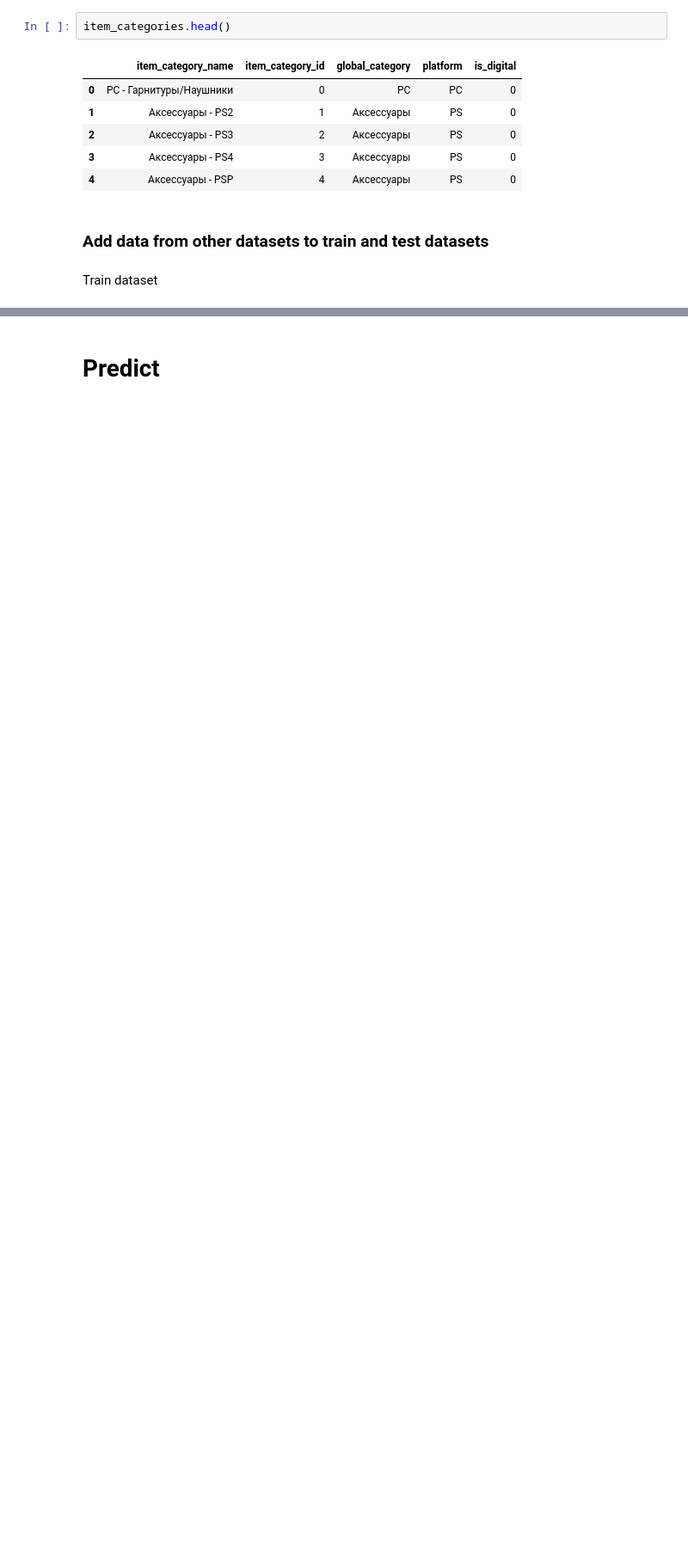
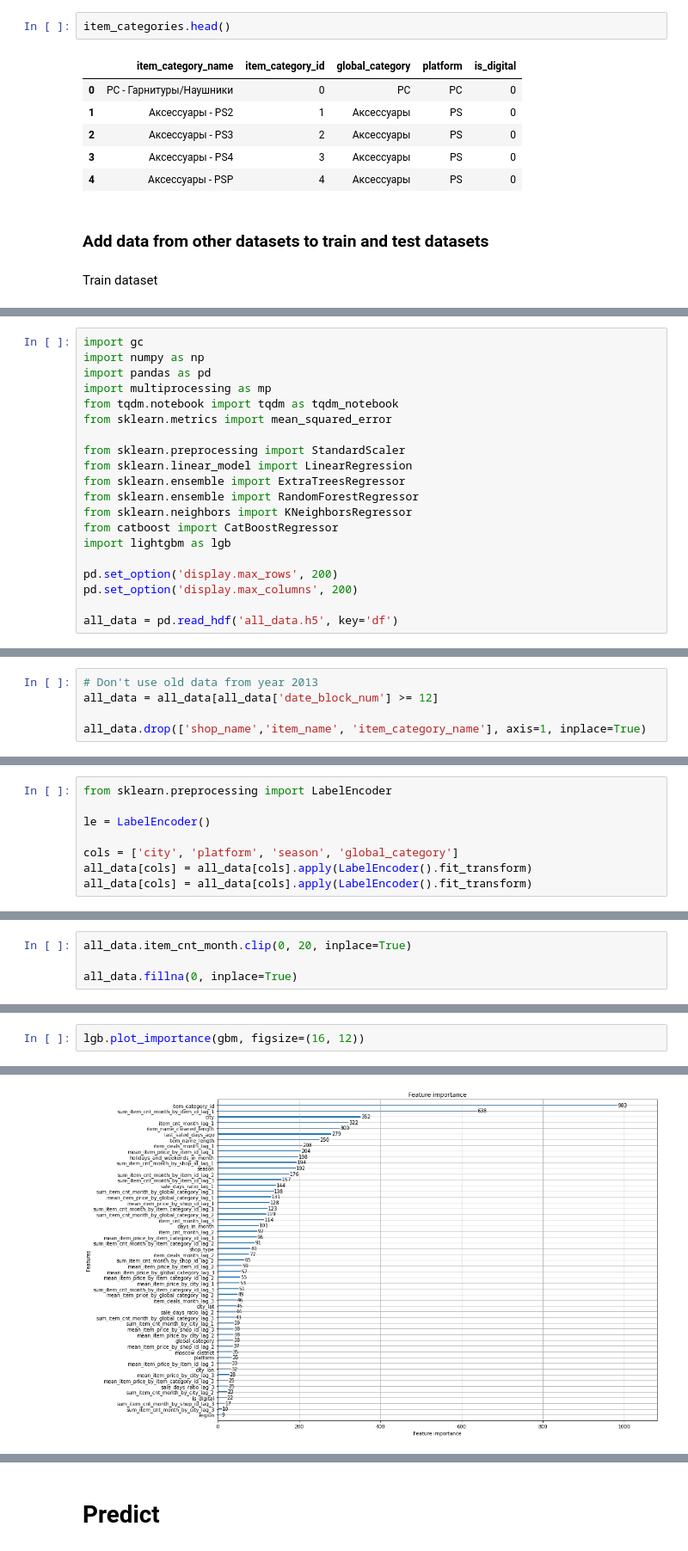
Before and after one commit to beatwad/predict_future_sales, a Jupyter notebook: Pred_Fut_Sales.ipynb, the cells around one changed output, grey strips where cells are left out. Shown at 86% size. Drawn from its saved outputs; the diff is of its cells as text; blank space fills up the shorter version.

```diff
--- a/Pred_Fut_Sales.ipynb
+++ b/Pred_Fut_Sales.ipynb
@@ -667,0 +885,20 @@ sales_train2.head()
+# %%
+import gc
+import numpy as np
+import pandas as pd
+import multiprocessing as mp
+from tqdm.notebook import tqdm as tqdm_notebook
+from sklearn.metrics import mean_squared_error
+
+from sklearn.preprocessing import StandardScaler
+from sklearn.linear_model import LinearRegression
+from sklearn.ensemble import ExtraTreesRegressor
+from sklearn.ensemble import RandomForestRegressor
+from sklearn.neighbors import KNeighborsRegressor
+from catboost import CatBoostRegressor
+import lightgbm as lgb
+
+pd.set_option('display.max_rows', 200)
+pd.set_option('display.max_columns', 200)
+
+all_data = pd.read_hdf('all_data.h5', key='df')
@@ -667,0 +918,5 @@ sales_train2.head()
+# %%
+# Don't use old data from year 2013
+all_data = all_data[all_data['date_block_num'] >= 12]
+
+all_data.drop(['shop_name','item_name', 'item_category_name'], axis=1, inplace=True)
@@ -667,0 +930,8 @@ sales_train2.head()
+# %%
+from sklearn.preprocessing import LabelEncoder
+
+le = LabelEncoder()
+
+cols = ['city', 'platform', 'season', 'global_category']
+all_data[cols] = all_data[cols].apply(LabelEncoder().fit_transform)
+all_data[cols] = all_data[cols].apply(LabelEncoder().fit_transform)
@@ -667,0 +946,4 @@ sales_train2.head()
+# %%
+all_data.item_cnt_month.clip(0, 20, inplace=True)
+
+all_data.fillna(0, inplace=True)
@@ -667,0 +1020,3 @@ sales_train2.head()
+# %%
+lgb.plot_importance(gbm, figsize=(16, 12))
+# %% [output]
@@ -667,0 +1024 @@ sales_train2.head()
+[figure, added]
```
Also changed, not shown: parts of 80 cells of this notebook.
